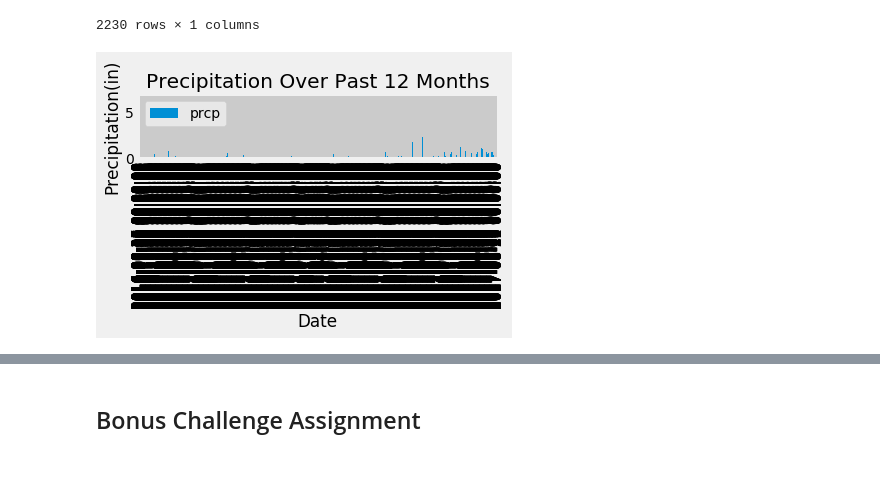
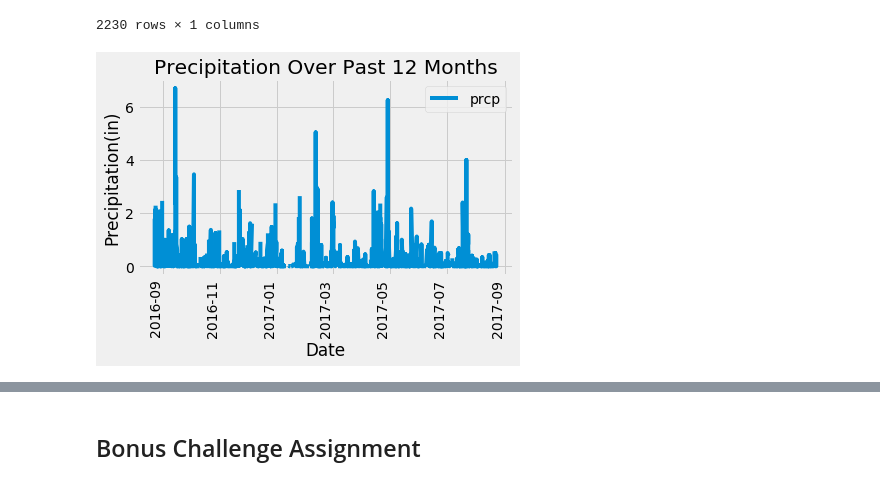
Before and after one commit to alissavokes/sqlalchemy-challenge, a Jupyter notebook: climate_starter.ipynb, the cells around one changed output, grey strips where cells are left out. Saved outputs shown, nothing was run; the diff lists cells and outputs as text; code cells hidden in the pictures.

Commit message:
updated chart

```diff
--- a/climate_starter.ipynb
+++ b/climate_starter.ipynb
@@ -107,10 +108,10 @@ precip_df
 2230 rows × 1 columns
 # %%
 # Use Pandas Plotting with Matplotlib to plot the data
-precip_plot = precip_df.plot(kind="bar", title="Precipitation Over Past 12 Months")
+precip_plot = precip_df.plot(kind="line", title="Precipitation Over Past 12 Months", rot="vertical")
 precip_plot.set_ylabel("Precipitation(in)")
 precip_plot.set_xlabel("Date")
-plt.tight_layout()
+
 plt.show()
 # %% [output]
-[figure, old version]
+[figure, new version]
```
Also changed, not shown: parts of 2 cells of this notebook.
